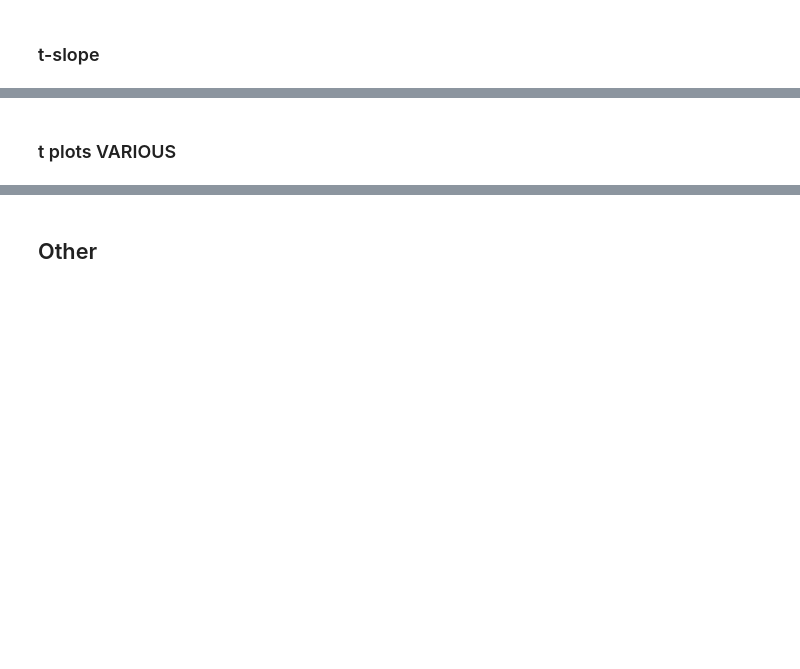
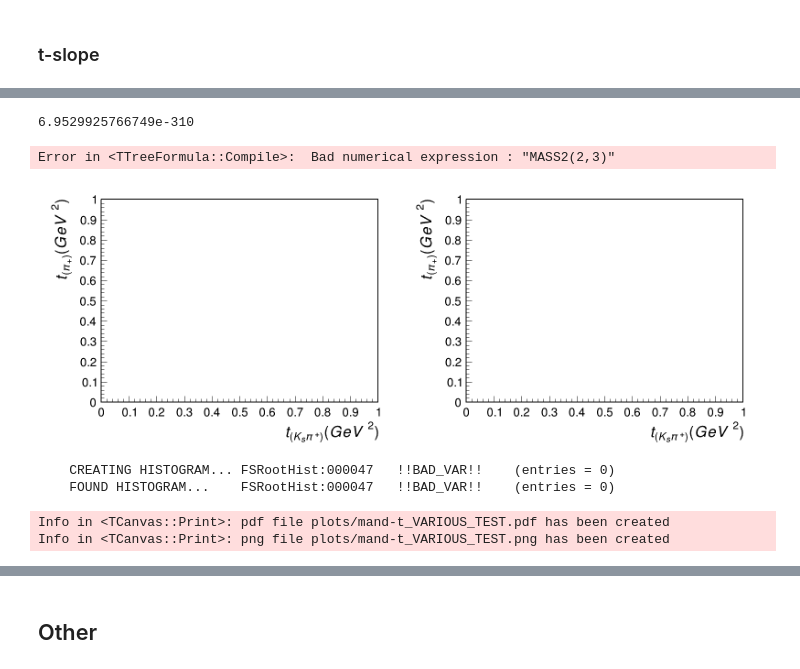
Before and after one commit to dancbart/gluex, a Jupyter notebook: KShortPipLambda/pipkslamb_analysis.ipynb, the cells around one changed output, grey strips where cells are left out. Drawn from its saved outputs; the diff is of its cells as text; code cells hidden in the pictures; blank space fills up the shorter version.

```diff
--- a/KShortPipLambda/pipkslamb_analysis.ipynb
+++ b/KShortPipLambda/pipkslamb_analysis.ipynb
@@ -213,57 +245,79 @@ plot_hist()
+# %%
+# testing function
+
+# def mand_t0(I, J):
+#     t0 =  f"MASS2({I},{J}) - 2*(ENERGY({I})*ENERGY({J}) - MOMENTUM({I})*MOMENTUM({J}))"
+#     return t0
+
+# mand_t0(DecayingKShort, PiPlus1)
+
+
+def mand_t0(I, J, entry=0):
+    expr = f"MASS2({I},{J}) - 2*(ENERGY({I})*ENERGY({J}) - MOMENTUM({I})*MOMENTUM({J}))"
+
+    # Use global fileName and treeName
+    file = ROOT.TFile.Open(fileName)
+    tree = file.Get(treeName)
+
+    formula = ROOT.TTreeFormula("mand_t0_formula", expr, tree)
+    tree.GetEntry(entry)
+    return formula.EvalInstance()
+
+mand_t0(2, 3)
+# %% [output]
+6.9529925766749e-310
+Error in <TTreeFormula::Compile>:  Bad numerical expression : "MASS2(2,3)"
 # %%
 from IPython.display import Image, display
 latex = ROOT.TLatex()
-
-plotTitle = 't_K vs. t_Kpi'
-XaxisLabel = 't_{K_{s}} (GeV^{2})'
-YaxisLabel = 't_{K_{s} \pi^{+}} (GeV^{2})'
-
-# clear histogram cache
-
 
 # INDICES ASSIGNED BY 'flatten':
 # 1. DecayingLambda (0)   1a. Proton (1)   1b. PiMinus2 (2)
 # 2. DecayingKShort (3)   2a. PiPlus2 (4)   2b. PiMinus1 (5)
 # 3. PiPlus1 (6)
 
-####### 1D t variables #######
-mand_t = f"{NegOne}MASS2(GLUEXTARGET,-{DecayingLambda})" # The normal one (lower vertex)
-mand_t_k = f"{NegOne}MASS2(GLUEXBEAM,-{DecayingKShort})" # B (instead of 'GLUEXBEAM')
-mand_t_pi = f"{NegOne}MASS2(GLUEXBEAM,-{PiPlus1})"
-mand_t_kpi = f"{NegOne}MASS2(GLUEXBEAM,-{DecayingKShort}-{PiPlus1})"
-
-####### 2D t variables #######
-mand_t_kVSkpi = f"{mand_t_k}:{mand_t_kpi}"
-mand_t_piVSkpi = f"{mand_t_pi}:{mand_t_kpi}"
-
-
 def plot_hist():
 
     gluex_style()
     ROOT.FSHistogram.clearHistogramCache()
-    canvas = ROOT.TCanvas('c', 'c', 800, 600)
+    canvas = ROOT.TCanvas('c', 'c', 1600, 600)  # Wider canvas
+    canvas.Divide(2, 1)  # 2 columns, 1 row
     canvas.SetLeftMargin(0.15)
-
-    h1 = ROOT.FSHistogram.getTH2F(fileName, treeName, mand_t_kVSkpi, "(80, 0.0, 10.0, 80, 0.0, 10.0)", "CUT()")
+    canvas.SetRightMargin(0.15)
 
     # MASS2(y-axis1,y-axis2):MASS2(x-axis1,x-axis2), "x_bins, x_min, x_max, y_bins, y_min, y_max"
-
     # chi2DOF,unusedE,unusedTracks,coherentPeak,flightSigLambda,flightSigKShort,constrainKShort,constrainLambda
 
+    canvas.cd(1)
+    # h1 = ROOT.FSHistogram.getTH2F(fileName, treeName, mand_t_kVSkpi, "(100, 0.0, 1.0, 100, 0.0, 1.0)", "CUT()")
+    h1 = ROOT.FSHistogram.getTH2F(fileName, treeName, mand_tPrime_kpi, "(100, 0.0, 1.0, 100, 0.0, 1.0)", "CUT()")
     h1.SetTitle(plotTitle)
     h1.SetStats(False)
-    h1.GetXaxis().SetTitle(XaxisLabel)
-    h1.GetYaxis().SetTitle(YaxisLabel)
+    h1.GetXaxis().SetTitle('t_{(K_{s} \pi^{+})} (GeV^{2})')
+    h1.GetYaxis().SetTitle('t_{(K_{s})} (GeV^{2})')
     h1.Draw('colz')
 
-    img_path = 'plots/mand-t_TEST'
-    canvas.SetLogy()
+    canvas.cd(2)
+    # h2 = ROOT.FSHistogram.getTH2F(fileName, treeName, mand_t_piVSkpi, "(100, 0.0, 1.0, 100, 0.0, 1.0)", "CUT()")
+    h2 = ROOT.FSHistogram.getTH2F(fileName, treeName, mand_tPrime_kpi, "(100, 0.0, 1.0, 100, 0.0, 1.0)", "CUT()")
+    h2.SetTitle(plotTitle)
+    h2.SetStats(False)
+    h2.GetXaxis().SetTitle('t_{(K_{s} \pi^{+})} (GeV^{2})')
+    h2.GetYaxis().SetTitle('t_{(\pi_{+})} (GeV^{2})')
+    h2.Draw('colz')
+
+    img_path = 'plots/mand-t_VARIOUS_TEST'
+    canvas.Update()
     canvas.SaveAs(img_path + '.pdf')
     canvas.SaveAs(img_path + '.png')
     canvas.Close()
     display(Image(filename=img_path + '.png'))
     os.remove(img_path + '.png')
 
 plot_hist()
+# %% [output]
+[figure, added]
+    CREATING HISTOGRAM... FSRootHist:000047   !!BAD_VAR!!    (entries = 0)
+    FOUND HISTOGRAM...    FSRootHist:000047   !!BAD_VAR!!    (entries = 0)
+Info in <TCanvas::Print>: pdf file plots/mand-t_VARIOUS_TEST.pdf has been created
+Info in <TCanvas::Print>: png file plots/mand-t_VARIOUS_TEST.png has been created
-# %% [markdown]
-### t plots VARIOUS
```
Also changed, not shown: parts of 13 cells of this notebook.
